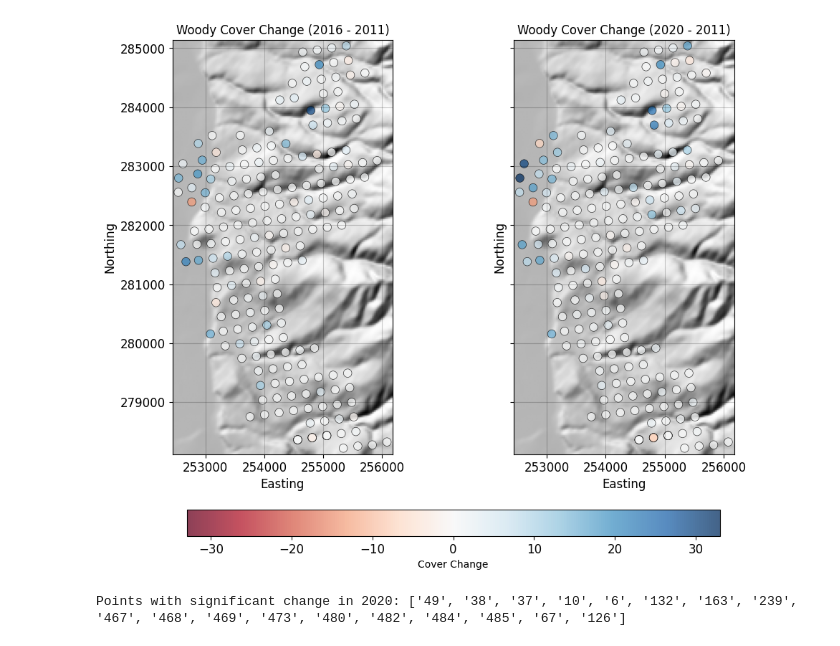
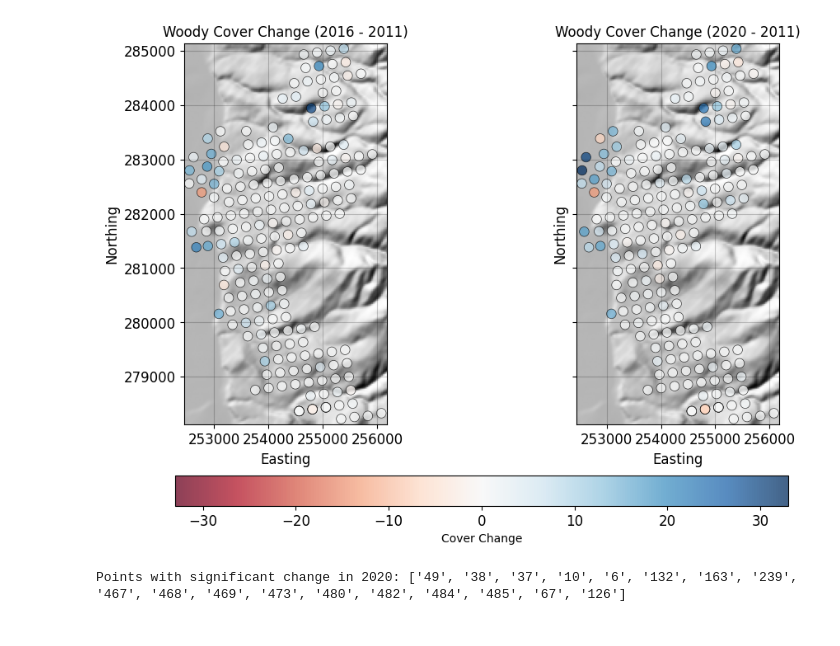
Before and after one commit to mosscoder/calibrate_rap, a Jupyter notebook: 10_analyze_cover_change_at_bird_points.ipynb, the cells around one changed output. Cells and saved outputs as stored; diff of their text form; code cells hidden in the pictures.

Commit message:
tighten up change fig

```diff
--- a/10_analyze_cover_change_at_bird_points.ipynb
+++ b/10_analyze_cover_change_at_bird_points.ipynb
@@ -91,7 +91,7 @@ with rasterio.open(ned_path) as src:
     hillshade = ls.hillshade(elevation, vert_exag=2, dx=src.res[0], dy=src.res[1])
 
     # Create the plot
-    fig, axes = plt.subplots(1, 2, figsize=(12, 10), sharex=True, sharey=True, gridspec_kw={'wspace':0.05})
+    fig, axes = plt.subplots(1, 2, figsize=(12, 8), sharex=True, sharey=True, gridspec_kw={'wspace':0.05})
 
     # Plot hillshade as background
     for ax in axes:
@@ -124,33 +124,33 @@ with rasterio.open(ned_path) as src:
         alpha=0.75
     )
     axes[1].set_title('Woody Cover Change (2020 - 2011)')
 
     # Add shared colorbar
     cbar = fig.colorbar(scatter_2020, ax=axes, label='Cover Change', orientation='horizontal', shrink=0.8, pad=0.1)
     cbar.ax.tick_params(labelsize=12)
 
     # Set labels and titles
     for ax in axes:
         ax.set_xlabel('Easting', fontsize=12)
         ax.set_ylabel('Northing', fontsize=12)
         ax.set_aspect('equal', adjustable='box')
         ax.tick_params(axis='both', labelsize=12)
         ax.grid(True, color='black', alpha=0.2)
 
     # Set plot limits to match the point bounds
     plt.xlim(xmin, xmax)
     plt.ylim(ymin, ymax)
 
     plt.tight_layout()
     path_to_cover_change_plots = 'results/figures/cover_change_plots.png'
-    plt.savefig(path_to_cover_change_plots, dpi=300)
+    plt.savefig(path_to_cover_change_plots, dpi=300, bbox_inches='tight')
     plt.show()
 
 # Extract point_idx for rows where abs(cover_change) > 10 for 2020
 significant_change_2020 = cover_change_2020[abs(cover_change_2020["cover_change"]) > 10]
 significant_points_2020 = significant_change_2020["point_idx"].tolist()
 
 print(f"Points with significant change in 2020: {significant_points_2020}")
 # %% [output]
-[figure, old version]
+[figure, new version]
 Points with significant change in 2020: ['49', '38', '37', '10', '6', '132', '163', '239', '467', '468', '469', '473', '480', '482', '484', '485', '67', '126']
```
Also changed, not shown: 1 other file.
